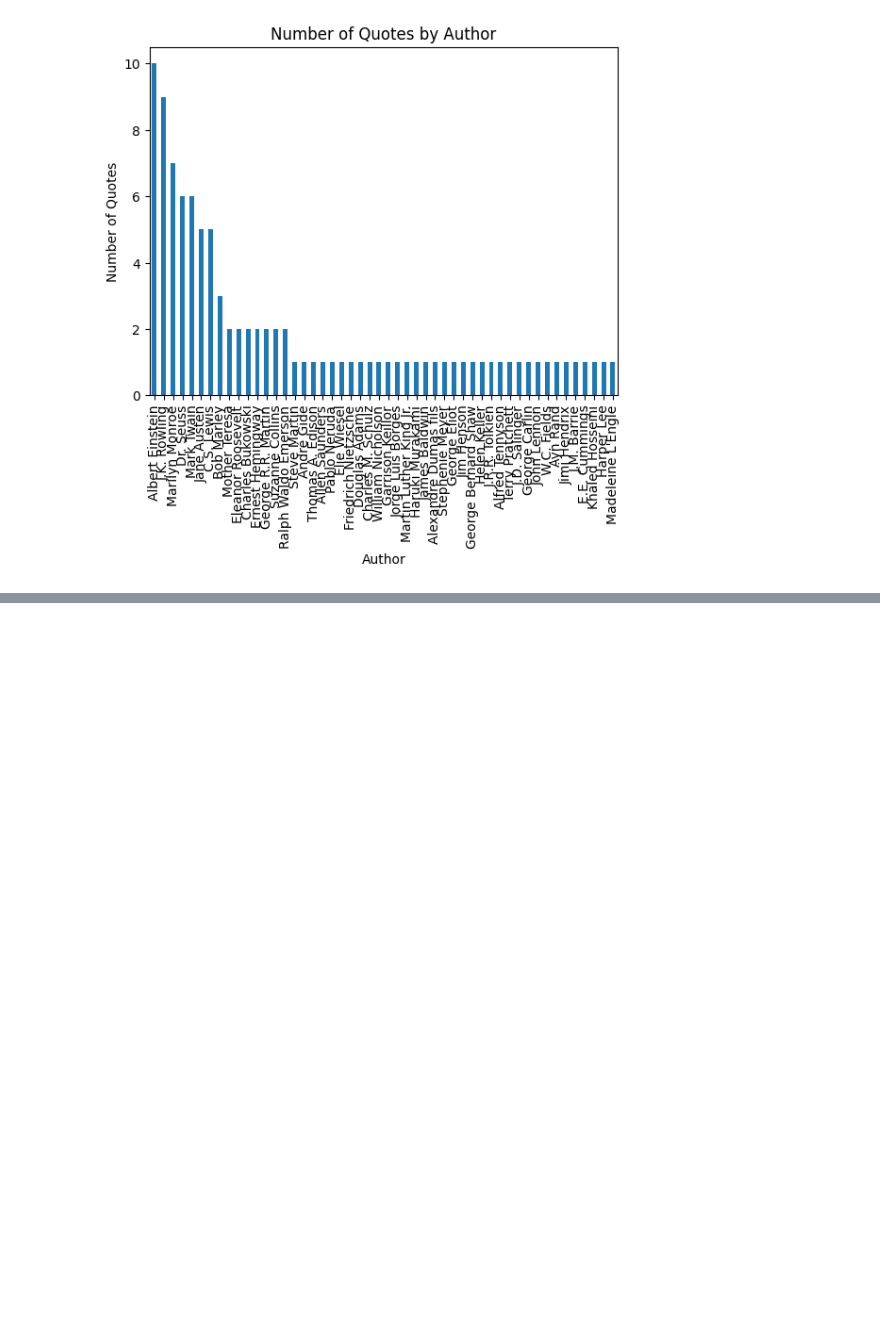
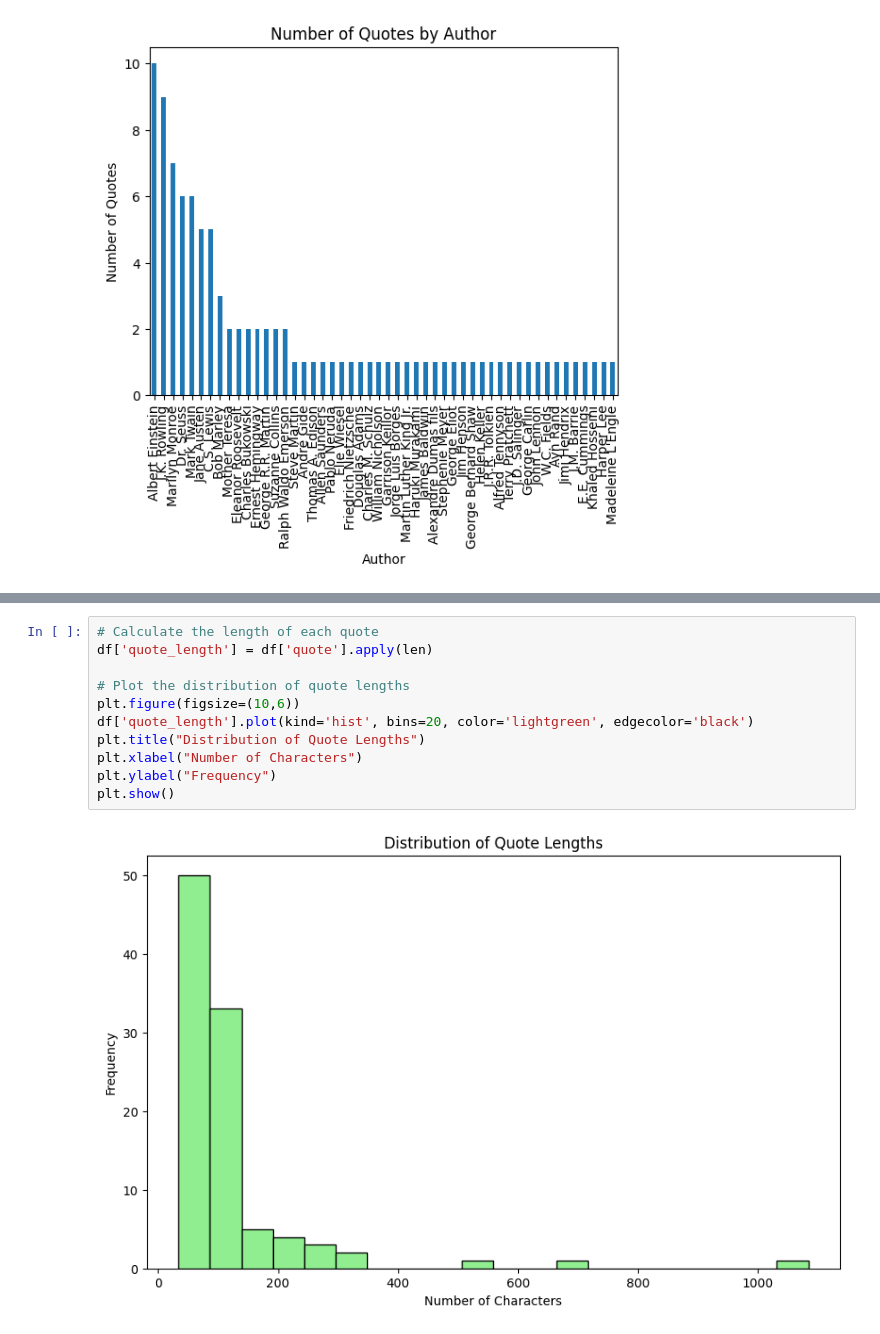
Before and after one commit to rafi4482/Quote-Extraction, a Jupyter notebook: Web-Scraping.ipynb, the cells around one changed output, grey strips where cells are left out. Drawn from its saved outputs; the diff is of its cells as text; blank space fills up the shorter version.

```diff
--- a/Web-Scraping.ipynb
+++ b/Web-Scraping.ipynb
@@ -102,0 +130,13 @@ plt.show()
+# %%
+# Calculate the length of each quote
+df['quote_length'] = df['quote'].apply(len)
+
+# Plot the distribution of quote lengths
+plt.figure(figsize=(10,6))
+df['quote_length'].plot(kind='hist', bins=20, color='lightgreen', edgecolor='black')
+plt.title("Distribution of Quote Lengths")
+plt.xlabel("Number of Characters")
+plt.ylabel("Frequency")
+plt.show()
+# %% [output]
+[figure, added]
```
Also changed, not shown: parts of 5 cells of this notebook.
